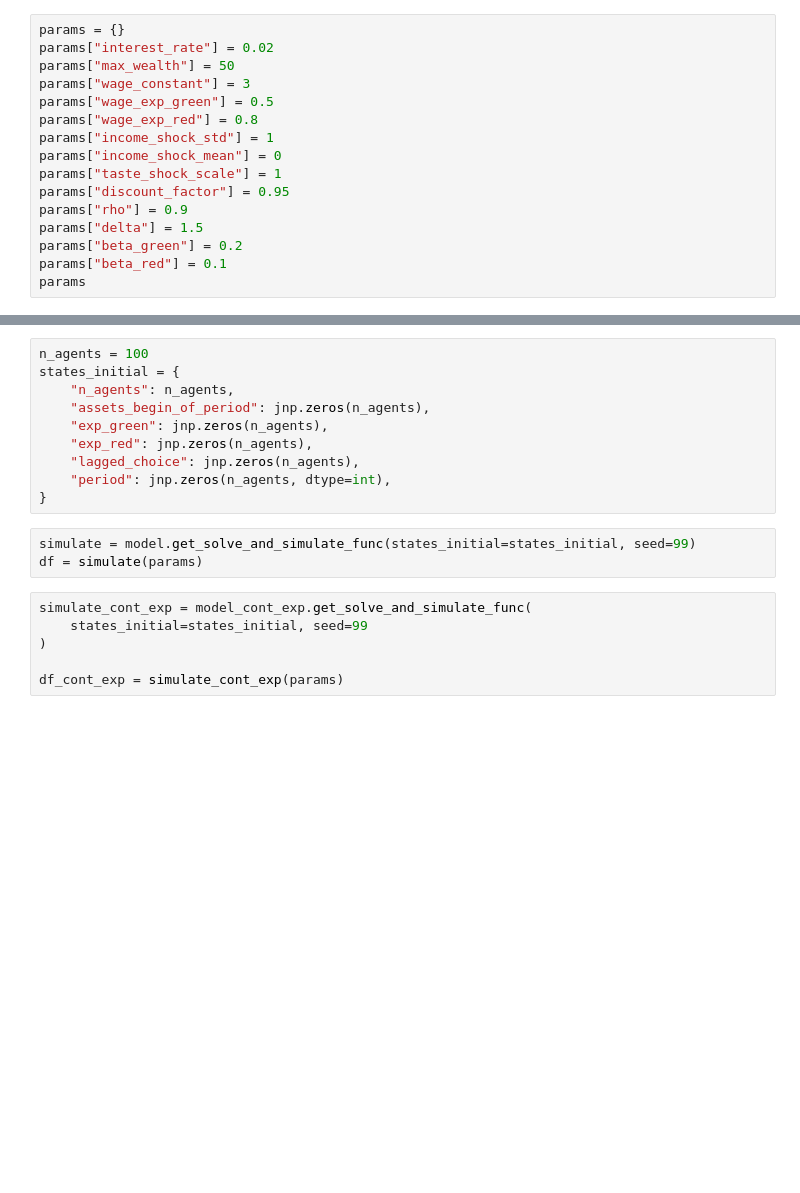
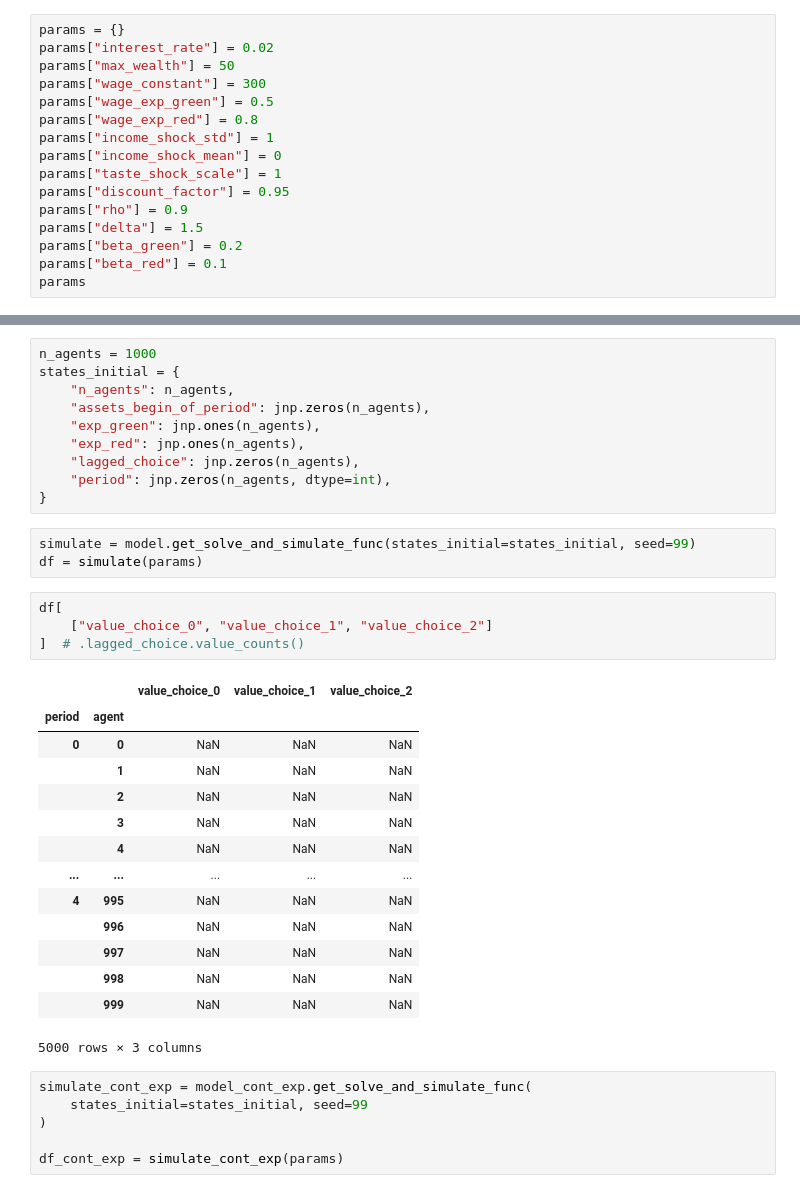
Before and after one commit to OpenSourceEconomics/dcegm, a Jupyter notebook: docs/source/background/two_occupation_model.ipynb, the cells around one changed output, grey strips where cells are left out. Cells and saved outputs as stored; diff of their text form; blank space fills up the shorter version.

```diff
--- a/docs/source/background/two_occupation_model.ipynb
+++ b/docs/source/background/two_occupation_model.ipynb
@@ -29,7 +29,7 @@ We can first implement the model setup which is applicable to both a discrete an
 params = {}
 params["interest_rate"] = 0.02
 params["max_wealth"] = 50
-params["wage_constant"] = 3
+params["wage_constant"] = 300
 params["wage_exp_green"] = 0.5
 params["wage_exp_red"] = 0.8
 params["income_shock_std"] = 1
@@ -395,18 +399,37 @@ solved_model_cont_exp = model_cont_exp.solve(params)
 
 Lastly, we can now simulate our two model implementations and compare the resulting choice probabilities by experience profiles.
 # %%
-n_agents = 100
+n_agents = 1000
 states_initial = {
     "n_agents": n_agents,
     "assets_begin_of_period": jnp.zeros(n_agents),
-    "exp_green": jnp.zeros(n_agents),
-    "exp_red": jnp.zeros(n_agents),
+    "exp_green": jnp.ones(n_agents),
+    "exp_red": jnp.ones(n_agents),
     "lagged_choice": jnp.zeros(n_agents),
     "period": jnp.zeros(n_agents, dtype=int),
 }
 # %%
 simulate = model.get_solve_and_simulate_func(states_initial=states_initial, seed=99)
 df = simulate(params)
+# %%
+df[
+    ["value_choice_0", "value_choice_1", "value_choice_2"]
+]  # .lagged_choice.value_counts()
+# %% [output]
+|  |  | value_choice_0 | value_choice_1 | value_choice_2 |
+| period | agent |  |  |  |
+| 0 | 0 | NaN | NaN | NaN |
+|  | 1 | NaN | NaN | NaN |
+|  | 2 | NaN | NaN | NaN |
+|  | 3 | NaN | NaN | NaN |
+|  | 4 | NaN | NaN | NaN |
+| ... | ... | ... | ... | ... |
+| 4 | 995 | NaN | NaN | NaN |
+|  | 996 | NaN | NaN | NaN |
+|  | 997 | NaN | NaN | NaN |
+|  | 998 | NaN | NaN | NaN |
+|  | 999 | NaN | NaN | NaN |
+5000 rows × 3 columns
 # %%
 simulate_cont_exp = model_cont_exp.get_solve_and_simulate_func(
     states_initial=states_initial, seed=99
```
Also changed, not shown: parts of 3 cells of this notebook, 1 other file.
